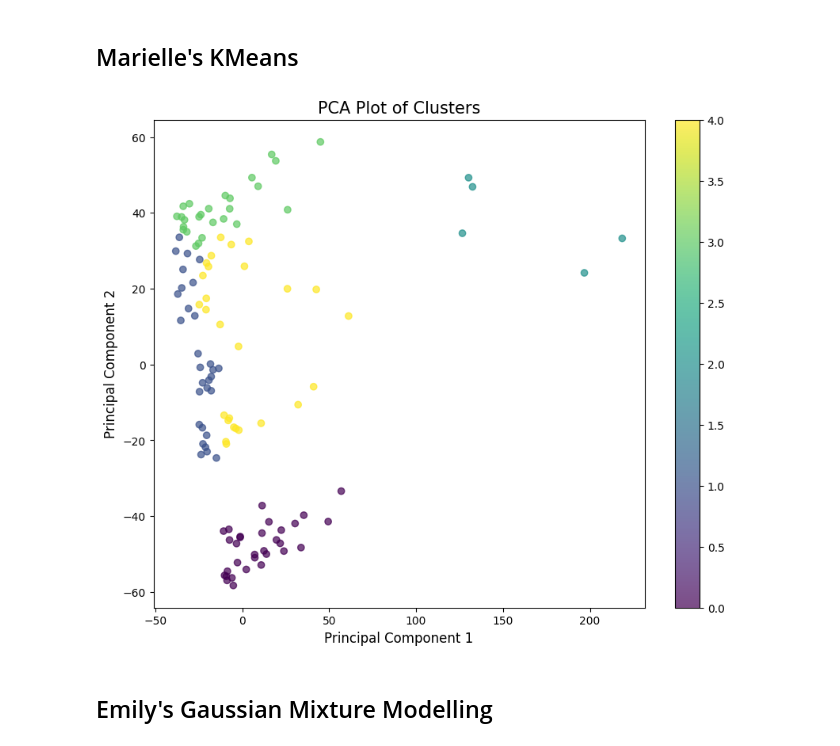
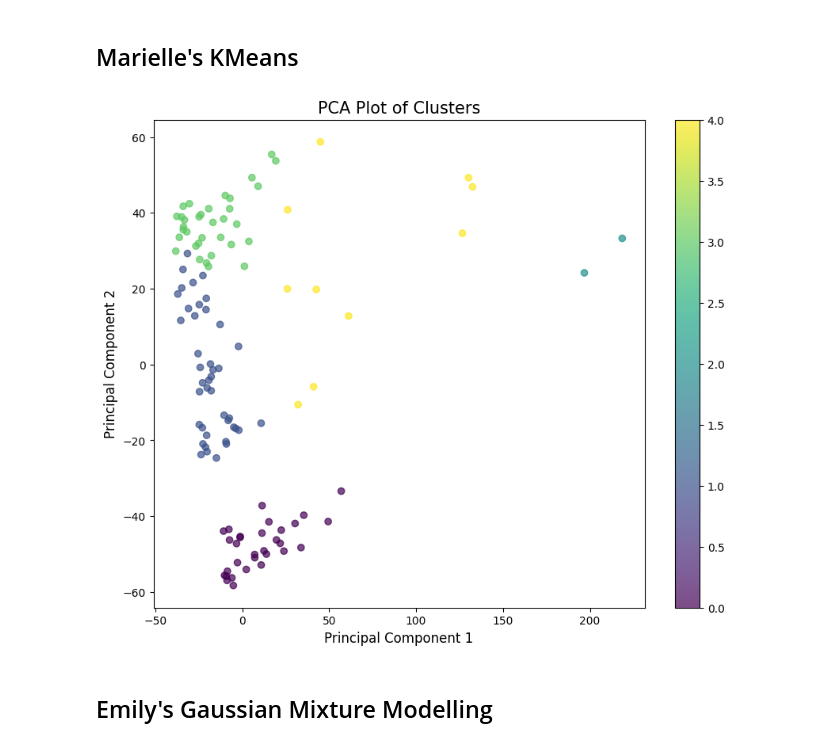
Before and after one commit to marielledoenges/BioInfoAlg_RheumArth, a Jupyter notebook: Bill/assignment3.ipynb, the cells around one changed output. Cells and saved outputs as stored; diff of their text form; code cells hidden in the pictures.

```diff
--- a/Bill/assignment3.ipynb
+++ b/Bill/assignment3.ipynb
@@ -1090,11 +1136,19 @@ from sklearn.cluster import KMeans
 # %%
 kmeans = KMeans(n_clusters = 5, random_state=42)
 kmeans.fit(df_5000_numpy)
-kmeans_labels = kmeans.labels_
+kmeans_labels_5000 = kmeans.labels_
+kmeans.fit(df_10_numpy)
+kmeans_labels_10 = kmeans.labels_
+kmeans.fit(df_100_numpy)
+kmeans_labels_100 = kmeans.labels_
+kmeans.fit(df_1000_numpy)
+kmeans_labels_1000 = kmeans.labels_
+kmeans.fit(df_10000_numpy)
+kmeans_labels_10000 = kmeans.labels_
 # %%
-plot_pca_clusters(df_5000, kmeans_labels)
+plot_pca_clusters(df_5000, kmeans_labels_10000)
 # %% [output]
-[figure, old version]
+[figure, new version]
 # %% [markdown]
 ## Emily's Gaussian Mixture Modelling
 # %%
```
Also changed, not shown: parts of 29 cells of this notebook.
